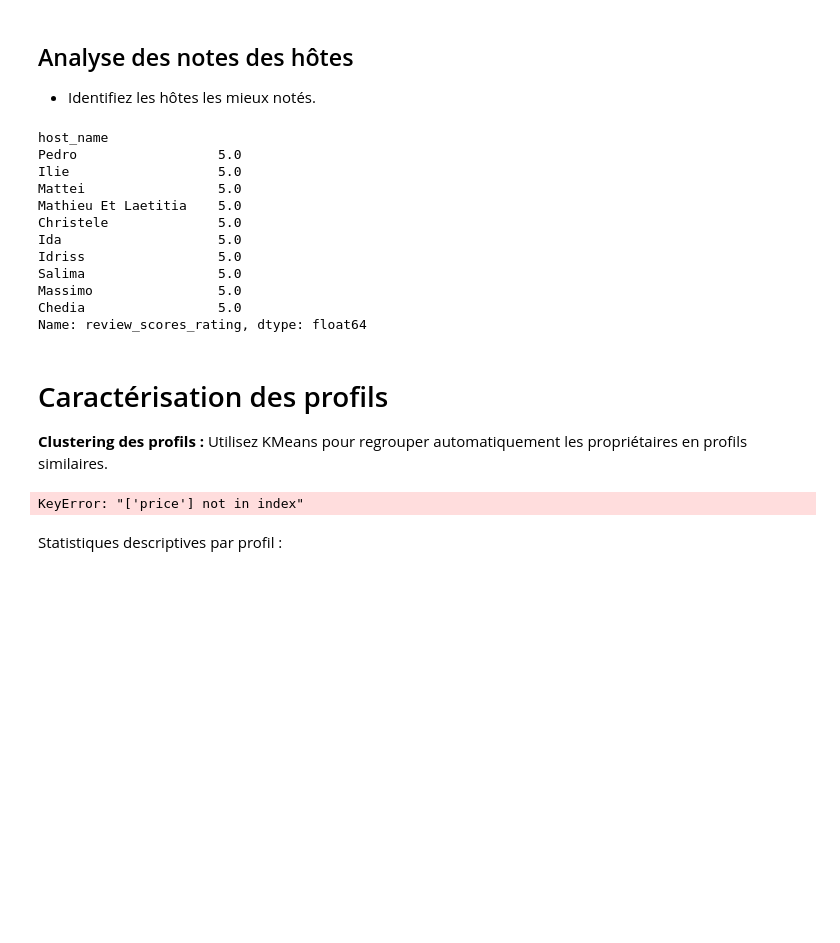
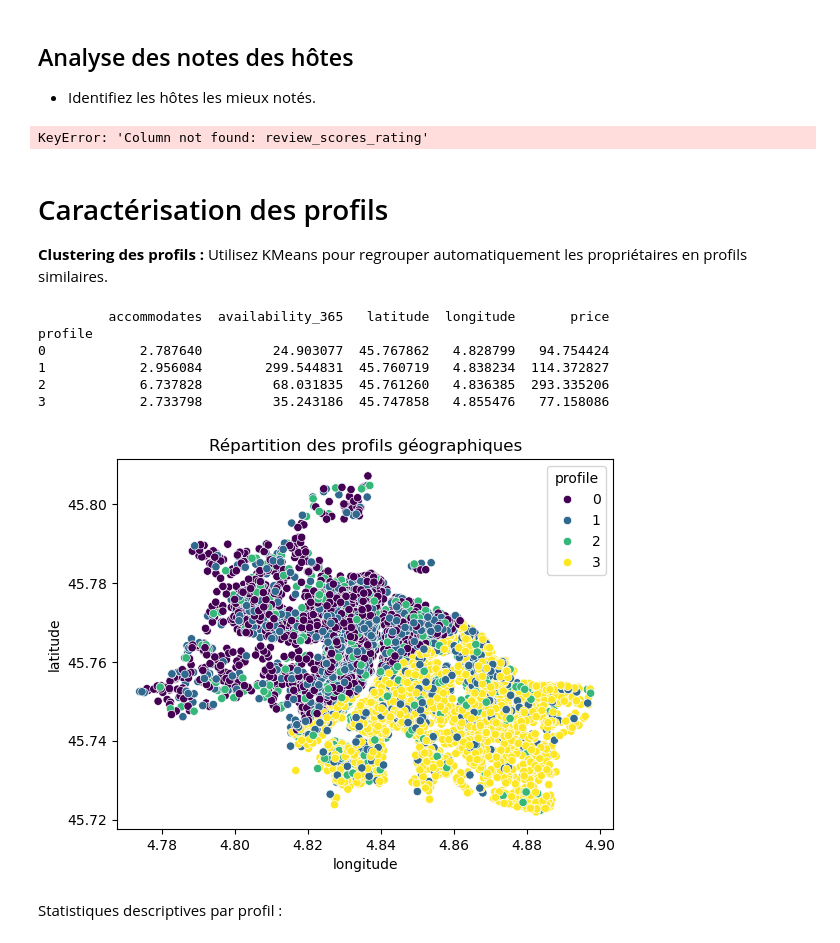
Before and after one commit to AlexandreOuenadio/datathon-2024, a Jupyter notebook: Notebooks/GetDistanceBetween.ipynb, the cells around one changed output. Cells and saved outputs as stored; diff of their text form; code cells hidden in the pictures; blank space fills up the shorter version.

```diff
--- a/Notebooks/GetDistanceBetween.ipynb
+++ b/Notebooks/GetDistanceBetween.ipynb
@@ -173,7 +188,7 @@ plt.show()
 - Avec les données du calendrier (calendar.csv) :
 # %%
 # Charger les données
-calendar = pd.read_csv('/Users/mathisgorvien/DEV/datathon-2024/Data/raw/airbnb-lyon-december-2023/calendar.csv')
+calendar = pd.read_csv('/Users/mathisgorvien/DEV/datathon-2024/Data/cleaned/Data_23_March_2024/calendar_cleaned/part-00000-b698dc00-279c-432c-85bd-58dbb79b4cf1-c000.csv/part-00000-6c539fb3-7f00-4c8a-9069-2413613b7bce-c000.csv')
 # %%
 # Ajouter une colonne pour indiquer si la propriété est occupée ou disponible
 calendar['is_available'] = calendar['available'].apply(lambda x: 1 if x == 't' else 0)
@@ -186,53 +201,59 @@ listings.rename(columns={'is_available': 'occupancy_rate'}, inplace=True)
 ## Analyse des notes des hôtes
 - Identifiez les hôtes les mieux notés.
 # %%
-top_hosts = listings.groupby('host_name')['review_scores_rating'].mean().sort_values(ascending=False).head(10)
+top_hosts = listings.groupby('host_id')['review_scores_rating'].mean().sort_values(ascending=False).head(10)
 print(top_hosts)
 # %% [output]
-host_name
-Pedro                  5.0
-Ilie                   5.0
-Mattei                 5.0
-Mathieu Et Laetitia    5.0
-Christele              5.0
-Ida                    5.0
-Idriss                 5.0
-Salima                 5.0
-Massimo                5.0
-Chedia                 5.0
-Name: review_scores_rating, dtype: float64
+KeyError: 'Column not found: review_scores_rating'
 # %% [markdown]
 # Caractérisation des profils
 **Clustering des profils :** Utilisez KMeans pour regrouper automatiquement les propriétaires en profils similaires.
 # %%
+import pandas as pd
+import seaborn as sns
+import matplotlib.pyplot as plt
 from sklearn.cluster import KMeans
 from sklearn.preprocessing import StandardScaler
 
 # Variables pertinentes pour le clustering
 features = ['accommodates', 'availability_365', 'latitude', 'longitude', 'price']
 data = listings[features].dropna()  # Retirer les lignes avec NaN
 
 # Normalisation des données
 scaler = StandardScaler()
 data_scaled = scaler.fit_transform(data)
 
 # KMeans clustering
 kmeans = KMeans(n_clusters=4, random_state=42)  # Ajuster n_clusters si nécessaire
 data['cluster'] = kmeans.fit_predict(data_scaled)
 
 # Associer les clusters au dataset principal
 listings['profile'] = data['cluster']
 
-# Afficher les caractéristiques des profils
-profiles = listings.groupby('profile').mean()[features]
+# S'assurer que `profile` est bien numérique
+listings['profile'] = pd.to_numeric(listings['profile'], errors='coerce')
+
+# Agrégation par cluster
+profiles = listings.groupby('profile')[features].mean()
 print(profiles)
 
 # Visualisation des clusters
-sns.scatterplot(x=listings['longitude'], y=listings['latitude'], hue=listings['profile'], palette='viridis')
+sns.scatterplot(
+    x=listings['longitude'],
+    y=listings['latitude'],
+    hue=listings['profile'],
+    palette='viridis'
+)
 plt.title("Répartition des profils géographiques")
 plt.show()
 # %% [output]
-KeyError: "['price'] not in index"
+         accommodates  availability_365   latitude  longitude       price
+profile
+0            2.787640         24.903077  45.767862   4.828799   94.754424
+1            2.956084        299.544831  45.760719   4.838234  114.372827
+2            6.737828         68.031835  45.761260   4.836385  293.335206
+3            2.733798         35.243186  45.747858   4.855476   77.158086
+[figure, added]
 # %% [markdown]
 Statistiques descriptives par profil :
 # %%
```
Also changed, not shown: parts of 6 cells of this notebook, 5 other files.
